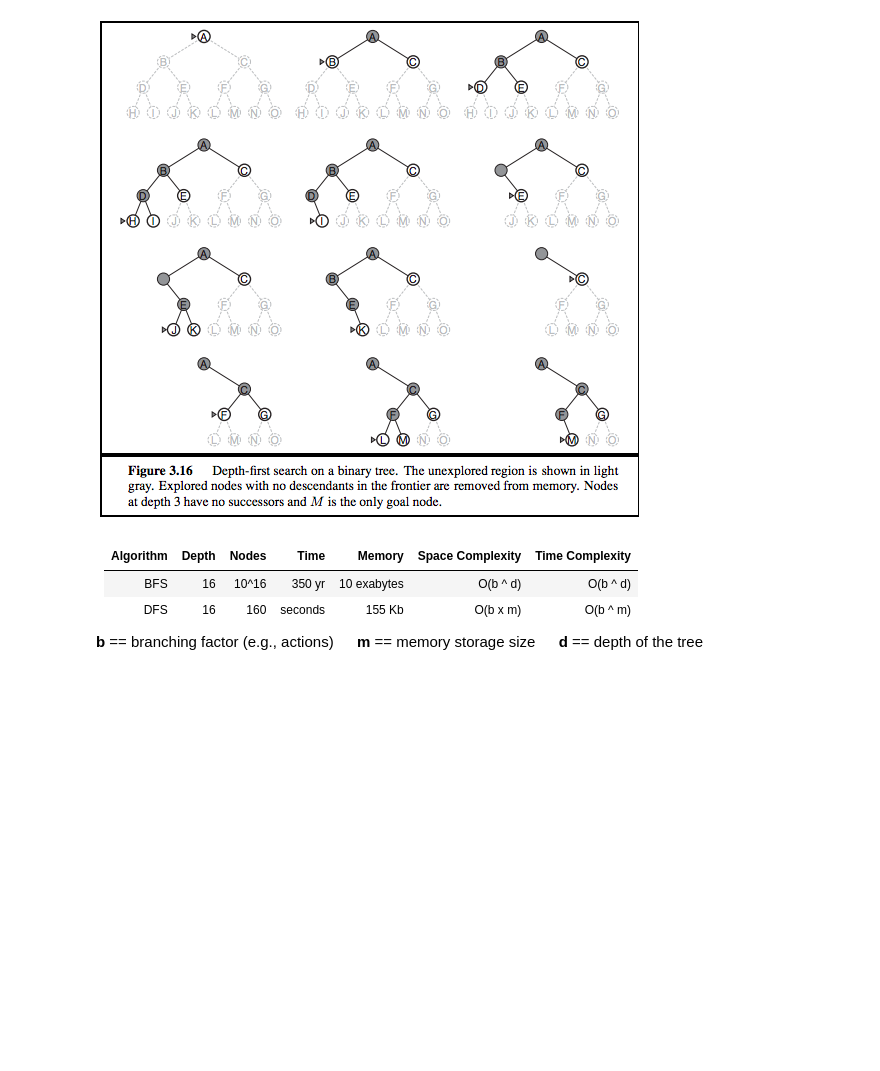
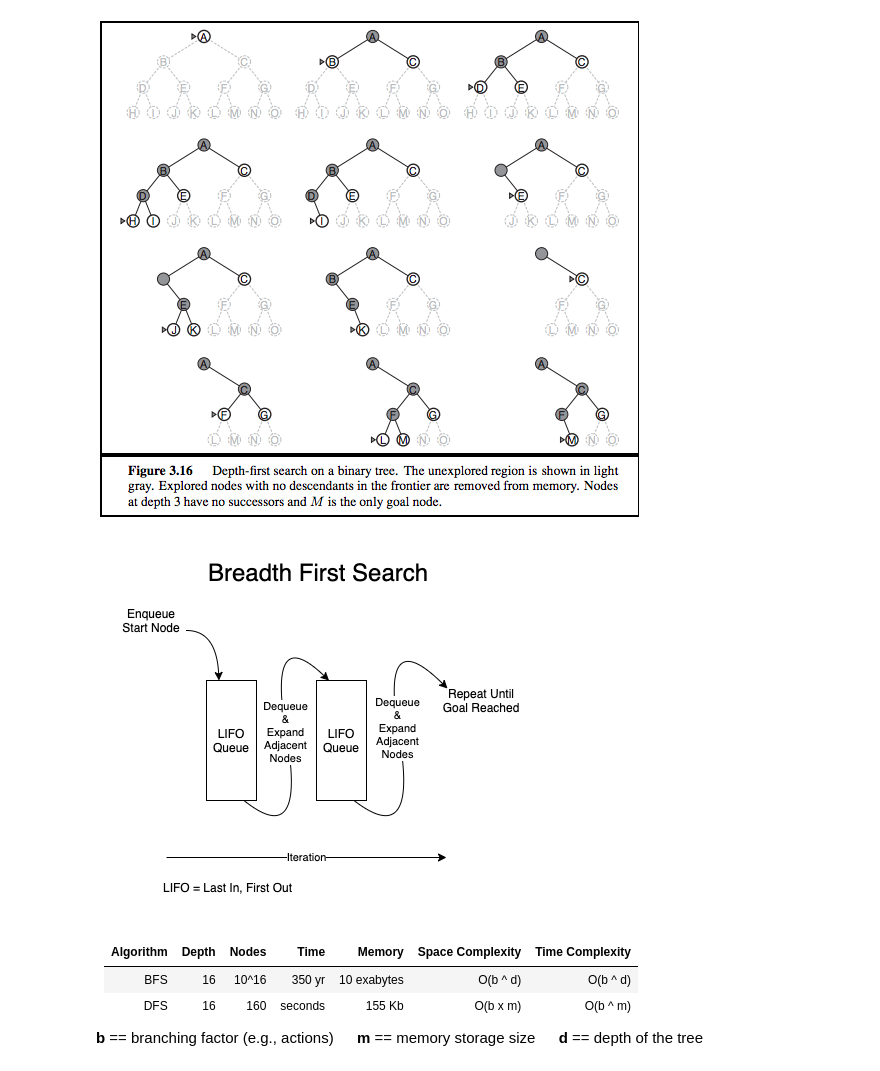
Before and after one commit to robOcity/ai-course, a Jupyter notebook: slides/week-2-search-slides.ipynb, the cells around one changed output. Saved outputs shown, nothing was run; the diff lists cells and outputs as text; code cells hidden in the pictures; blank space fills up the shorter version.

Commit message:
doc: alg queue handling

```diff
--- a/slides/week-2-search-slides.ipynb
+++ b/slides/week-2-search-slides.ipynb
@@ -239,6 +237,10 @@ Image('images/Figure-S3-12.png')
 Image('images/Figure-S3-16.png')
 # %% [output]
 [figure]
+# %%
+Image('images/search-algs-queues-bfs.png')
+# %% [output]
+[figure, added]
 # %% [markdown]
 
 |Algorithm | Depth| Nodes |Time     |   Memory    | Space Complexity | Time Complexity |
```
Also changed, not shown: parts of 12 cells of this notebook, 7 other files.
